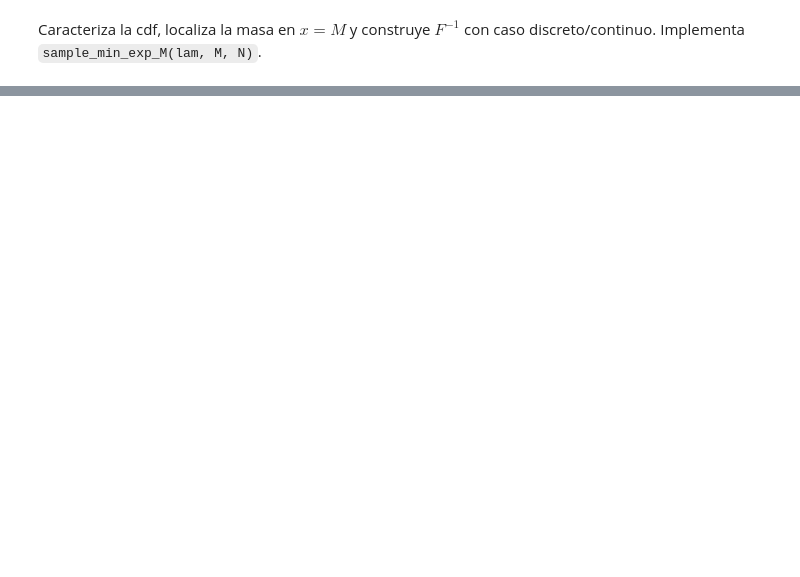
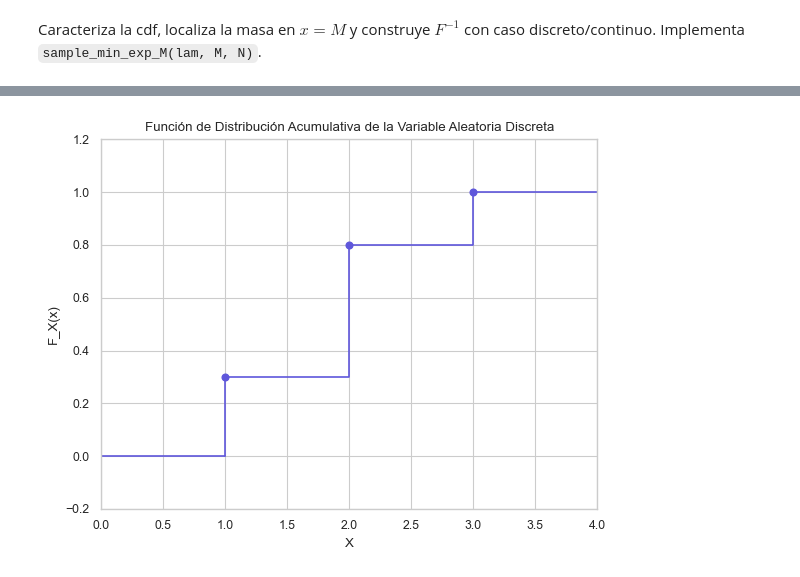
Before and after one commit to heritaco/Simulacion-Estocastica, a Jupyter notebook: 01 Generacion de Variables Aleatorias/02 Metodo de la Transformada Inversa/actividad/notebook.ipynb, the cells around one changed output, grey strips where cells are left out. Drawn from its saved outputs; the diff is of its cells as text; code cells hidden in the pictures; blank space fills up the shorter version.

```diff
--- a/01 Generacion de Variables Aleatorias/02 Metodo de la Transformada Inversa/actividad/notebook.ipynb
+++ b/01 Generacion de Variables Aleatorias/02 Metodo de la Transformada Inversa/actividad/notebook.ipynb
@@ -94,0 +516,22 @@ Define una pmf concreta, calcula $E[X]$, $\mathrm{Var}(X)$ y genera $n$ observac
+# %%
+# graficar F
+
+F_x = np.cumsum(f_x)
+
+plt.step(x, F_x, where='post', marker='o', linestyle='-', color=color[0])
+plt.xlabel('X')
+plt.ylabel('F_X(x)')
+plt.title('Función de Distribución Acumulativa de la Variable Aleatoria Discreta')
+plt.grid(True)
+plt.xlim(0, 4)
+plt.ylim(-0.2, 1.2)
+
+# a line from 0,0 to 1,0
+plt.plot([0, 1], [0, 0], linestyle='-', color=color[0])
+plt.plot([3, 4], [1, 1], linestyle='-', color=color[0])
+plt.plot([1, 1], [0, 0.3], linestyle='-', color=color[0])
+
+
+plt.show()
+# %% [output]
+[figure, added]
```
Also changed, not shown: parts of 50 cells of this notebook.
